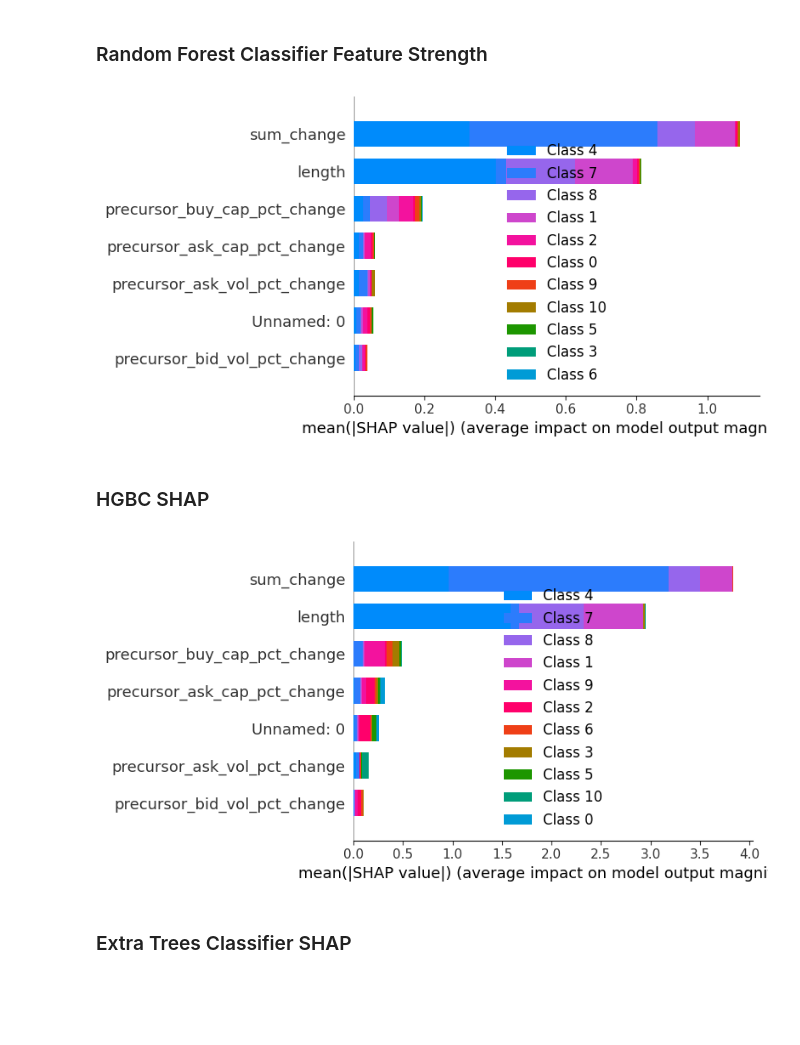
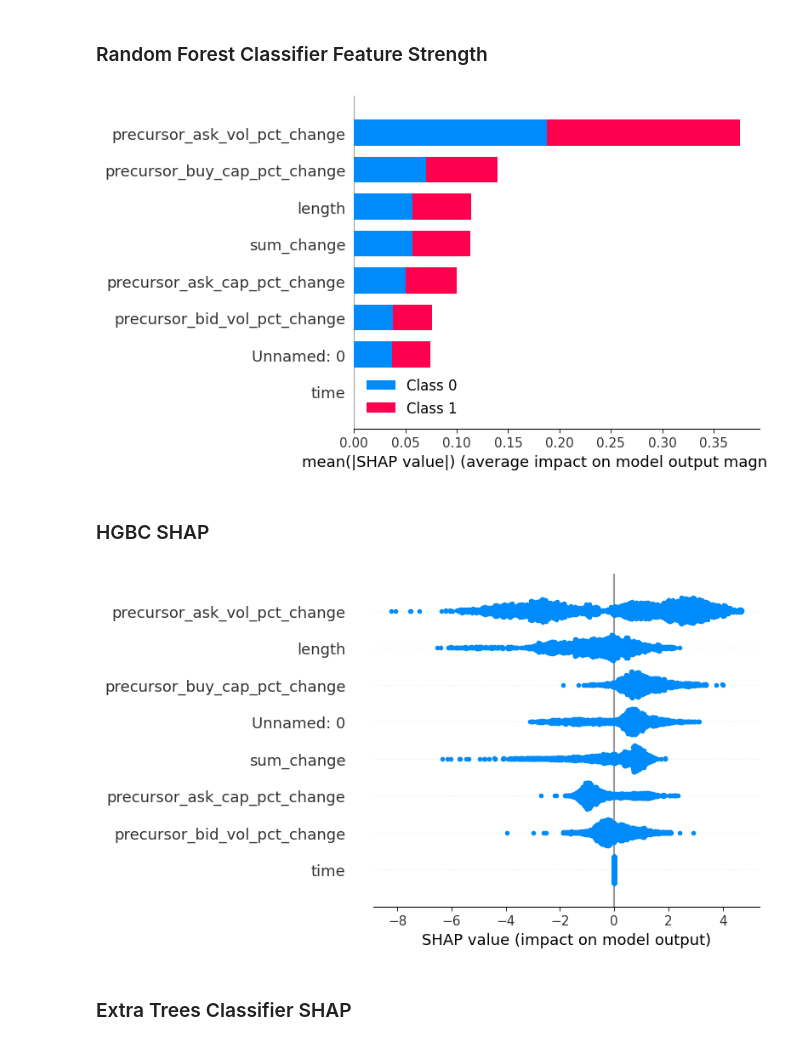
Before and after one commit to stefanbund/grus-code, a Jupyter notebook: ver5-ordinal-binning-grid-searches/2 MULTI IMBAL CLUSTERED/MULTI IMBAL CLUSTERED.ipynb, the cells around one changed output. Saved outputs shown, nothing was run; the diff lists cells and outputs as text; code cells hidden in the pictures; blank space fills up the shorter version.

Commit message:
test cases 1,3 and 4 are done, need inspection

```diff
--- a/ver5-ordinal-binning-grid-searches/2 MULTI IMBAL CLUSTERED/MULTI IMBAL CLUSTERED.ipynb
+++ b/ver5-ordinal-binning-grid-searches/2 MULTI IMBAL CLUSTERED/MULTI IMBAL CLUSTERED.ipynb
@@ -121,7 +119,7 @@ keepable = ['precursor_buy_cap_pct_change',
             'precursor_ask_cap_pct_change',
             'precursor_bid_vol_pct_change',
             'precursor_ask_vol_pct_change',
-            'sum_change','length','time']
+            'sum_change','length','time','Cluster_Label']
 # %% [markdown]
 ### classifier search
 
@@ -198,8 +200,8 @@ dg
 # %%
-rfc = RandomForestClassifier(max_depth=10, n_estimators=100,random_state= 42)
-gbc = GradientBoostingClassifier(max_depth= 10, n_estimators= 100,random_state= 42)
-hgbc = HistGradientBoostingClassifier(learning_rate= 0.01, max_iter= 100,random_state= 42)
-etc = ExtraTreesClassifier(max_depth= 10, n_estimators= 100,random_state= 42)
+rfc = RandomForestClassifier(max_depth=100, n_estimators=100,random_state= 42)
+gbc = GradientBoostingClassifier(max_depth= 10, n_estimators= 1000,random_state= 42)
+hgbc = HistGradientBoostingClassifier(learning_rate= 0.1, max_iter= 200,random_state= 42)
+etc = ExtraTreesClassifier(max_depth= 100, n_estimators= 1000,random_state= 42)
 bc = BaggingClassifier(n_estimators= 10, random_state= 42)
 svc = SVC(C=1, kernel='rbf')
 treeGroup = [rfc, etc, gbc, hgbc] #tree based classifiers, for feature importance
@@ -210,7 +212,7 @@ import shap #this library would take 30 hours to explain the above model, not to
 from sklearn.ensemble import  VotingClassifier
 from sklearn.model_selection import cross_val_score
 X = m2_pipeline[keepable].values  #.drop(columns=['label']).values #per https://stackoverflow.com/a/73095562/12001832
-y = m2_pipeline['Cluster'].values
+y = m2_pipeline['label'].values
 X_train, X_test, y_train, y_test = train_test_split(X, y, test_size=0.2, random_state=42)
 
 #normalize all numeric columns
@@ -219,8 +221,8 @@ X_train_scaled = scaler.fit_transform(X_train)
 X_test_scaled = scaler.fit_transform(X_test)
 
 # Define VotingClassifier
-weights = [0.1, 0.5, 0.1, 0.1, 0.2]
-vc = VotingClassifier(estimators=[('rfc',rfc),('gbc',gbc),('hgbc',hgbc),('etc',etc),('bc',bc)], voting='hard', weights=weights)
+# weights = [0.1, 0.5, 0.1, 0.1, 0.2]
+vc = VotingClassifier(estimators=[('rfc',rfc),('gbc',gbc),('hgbc',hgbc),('etc',etc),('bc',bc)], voting='soft')  #, weights=weights)
 rfc.fit(X_train_scaled,y_train)
 gbc.fit(X_train_scaled,y_train)
 hgbc.fit(X_train_scaled,y_train)
@@ -307,7 +303,7 @@ print(labels_)
 # %% [markdown]
 ## voting classifier error analysis
 # %%
-X_test_scaled = scaler.fit_transform(X_test)
+# X_test_scaled = scaler.fit_transform(X_test)
 y_pred = vc.predict(X_test_scaled)
 ConfusionMatrixDisplay.from_predictions(y_test, y_pred, labels=labels_)
 # %% [output]
@@ -353,21 +340,21 @@ keepable = ['precursor_buy_cap_pct_change',
 # %%
 # estimators = [rfc,gbc,hgbc,etc,bc,vc]
 model = rfc.fit(X_train_scaled,y_train)
 explainer = shap.TreeExplainer(model)
-shap_values = explainer.shap_values(X_test)
+shap_values = explainer.shap_values(X_test_scaled)
 shap.summary_plot(shap_values, features=m2_pipeline.columns)
 # %% [output]
-[figure, old version]
+[figure, new version]
 # %% [markdown]
 ### HGBC SHAP
 # %%
 # estimators = [rfc,gbc,hgbc,etc,bc,vc]
 model = hgbc.fit(X_train_scaled,y_train)
 explainer = shap.TreeExplainer(model)
-shap_values = explainer.shap_values(X_test)
+shap_values = explainer.shap_values(X_test_scaled)
 shap.summary_plot(shap_values, features=m2_pipeline.columns)
 # %% [output]
-[figure, old version]
+[figure, new version]
 # %% [markdown]
 ### Extra Trees Classifier SHAP
 # %%
```
Also changed, not shown: parts of 12 cells of this notebook, 2 other files.
